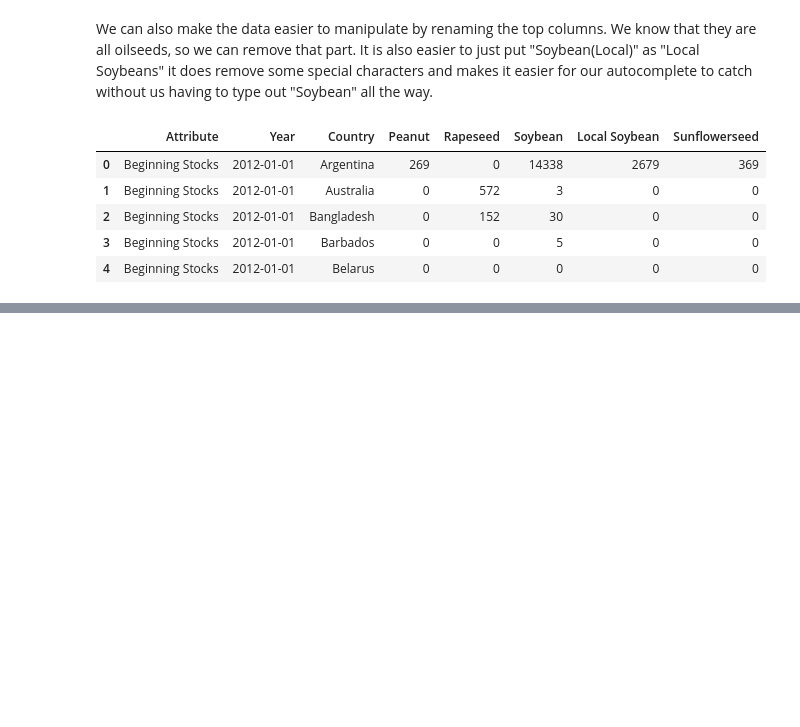
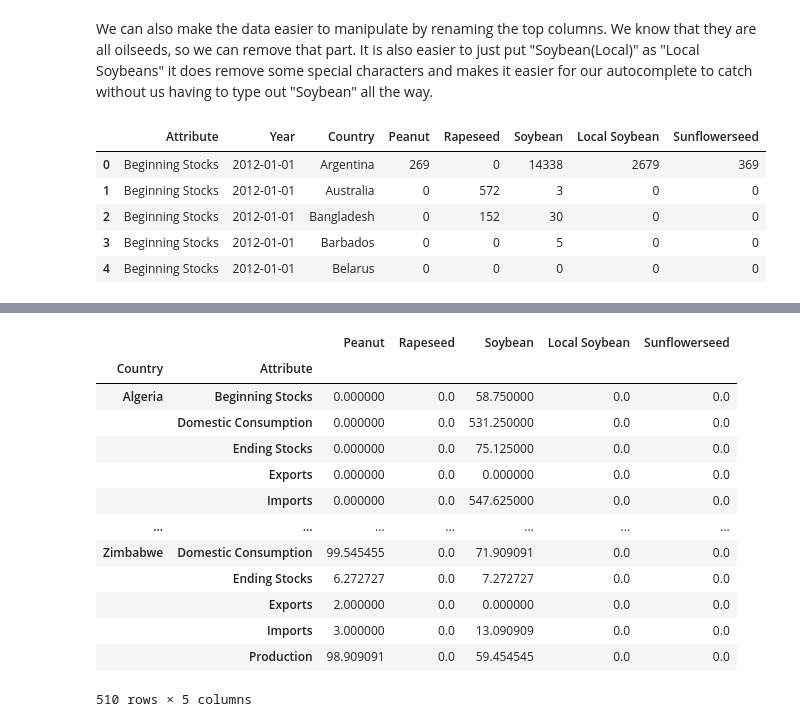
Before and after one commit to KenA99/USDA-Oilseeds, a Jupyter notebook: global_oilseed_project.ipynb, the cells around one changed output, grey strips where cells are left out. Drawn from its saved outputs; the diff is of its cells as text; code cells hidden in the pictures; blank space fills up the shorter version.

```diff
--- a/global_oilseed_project.ipynb
+++ b/global_oilseed_project.ipynb
@@ -137,0 +168,17 @@ KeyboardInterrupt:
+# %%
+country_df.mean()
+# %% [output]
+|  |  | Peanut | Rapeseed | Soybean | Local Soybean | Sunflowerseed |
+| Country | Attribute |  |  |  |  |  |
+| Algeria | Beginning Stocks | 0.000000 | 0.0 | 58.750000 | 0.0 | 0.0 |
+|  | Domestic Consumption | 0.000000 | 0.0 | 531.250000 | 0.0 | 0.0 |
+|  | Ending Stocks | 0.000000 | 0.0 | 75.125000 | 0.0 | 0.0 |
+|  | Exports | 0.000000 | 0.0 | 0.000000 | 0.0 | 0.0 |
+|  | Imports | 0.000000 | 0.0 | 547.625000 | 0.0 | 0.0 |
+| ... | ... | ... | ... | ... | ... | ... |
+| Zimbabwe | Domestic Consumption | 99.545455 | 0.0 | 71.909091 | 0.0 | 0.0 |
+|  | Ending Stocks | 6.272727 | 0.0 | 7.272727 | 0.0 | 0.0 |
+|  | Exports | 2.000000 | 0.0 | 0.000000 | 0.0 | 0.0 |
+|  | Imports | 3.000000 | 0.0 | 13.090909 | 0.0 | 0.0 |
+|  | Production | 98.909091 | 0.0 | 59.454545 | 0.0 | 0.0 |
+510 rows × 5 columns
```
Also changed, not shown: parts of 3 cells of this notebook.
